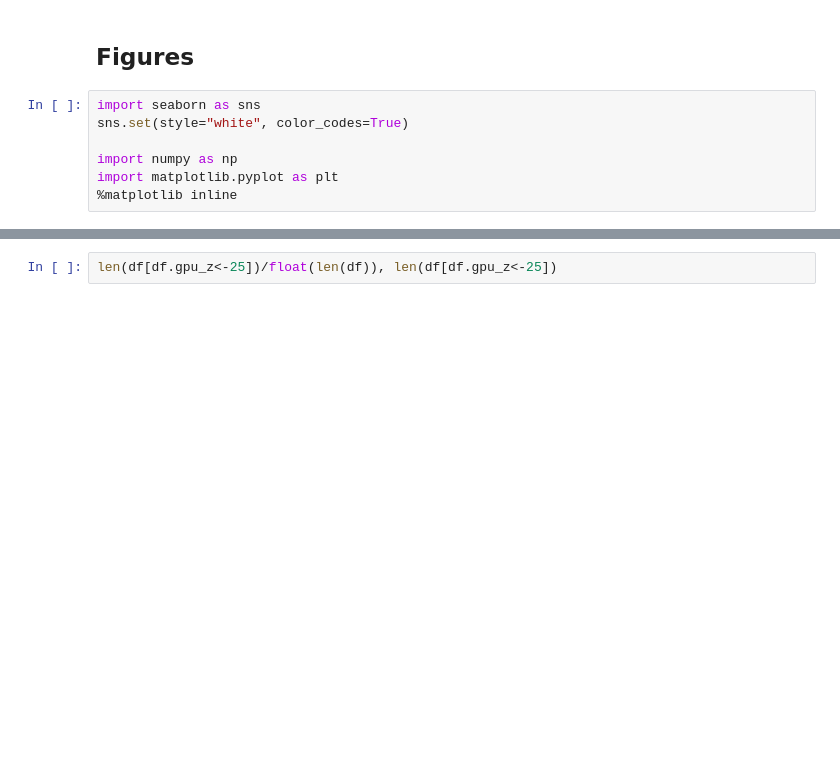
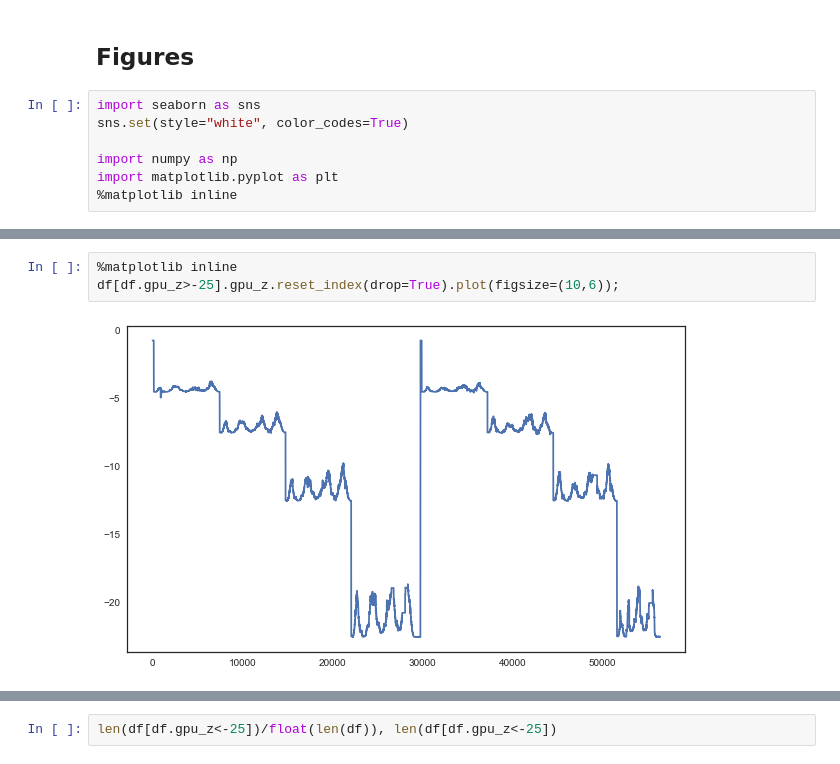
Before and after one commit to elmasyr/gaze, a Jupyter notebook: p2-gaze-xml-to-dict-to-pandas-vr-subj1.ipynb, the cells around one changed output, grey strips where cells are left out. Cells and saved outputs as stored; diff of their text form; blank space fills up the shorter version.

```diff
--- a/p2-gaze-xml-to-dict-to-pandas-vr-subj1.ipynb
+++ b/p2-gaze-xml-to-dict-to-pandas-vr-subj1.ipynb
@@ -137,0 +138,5 @@ df.gpu_z.plot();
+# %%
+%matplotlib inline
+df[df.gpu_z>-25].gpu_z.reset_index(drop=True).plot(figsize=(10,6));
+# %% [output]
+[figure, added]
```
Also changed, not shown: parts of 13 cells of this notebook, 1 other file.
